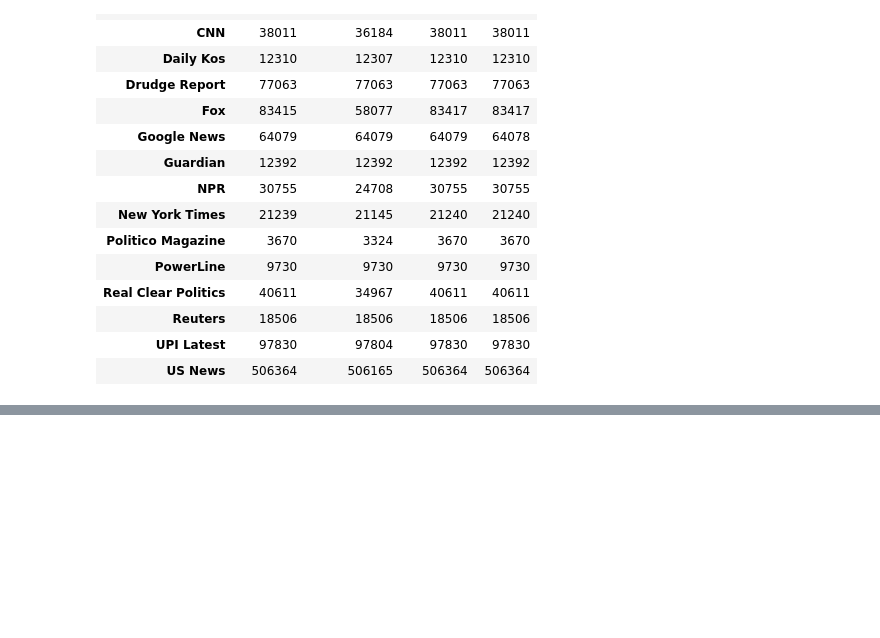
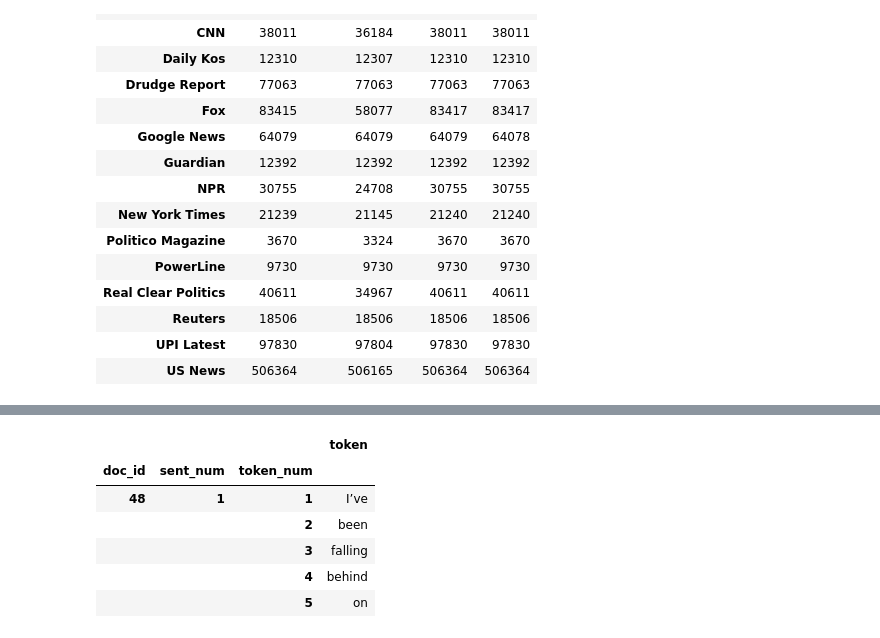
Before and after one commit to matthew-e-thomas/NLP_Project_Newzy, a Jupyter notebook: Powerline_Politico_OHCO.ipynb, the cells around one changed output, grey strips where cells are left out. Saved outputs shown, nothing was run; the diff lists cells and outputs as text; code cells hidden in the pictures; blank space fills up the shorter version.

Commit message:
Tokenized Powerline articles

```diff
--- a/Powerline_Politico_OHCO.ipynb
+++ b/Powerline_Politico_OHCO.ipynb
@@ -59,0 +91,7 @@ len(newzy_filtered)
+# %%
+#Split up sentences
+dfs = powerline['doc_content'].str.split(r'[.?!;:"\(\)]+', expand=True).stack()\
+    .to_frame().rename(columns={0:'sentence'})
+# %%
+dfs = dfs[~dfs['sentence'].str.match(r'^\s*$')] # Remove empty sentences
+dfs.head()
@@ -59,0 +106,3 @@ len(newzy_filtered)
+# %%
+dfs.index.names = OHCO[:2]
+dfs.head()
@@ -59,0 +117,16 @@ len(newzy_filtered)
+# %%
+#split into tokens
+df = dfs['sentence'].str.split(r"[\s',-]+", expand=True).stack()\
+    .to_frame().rename(columns={0:'token'})
+# %%
+df.index.names = OHCO
+df = df[~df['token'].str.match(r'^\s*$')]
+df.head()
+# %% [output]
+|  |  |  | token |
+| doc_id | sent_num | token_num |  |
+| 48 | 1 | 1 | I’ve |
+|  |  | 2 | been |
+|  |  | 3 | falling |
+|  |  | 4 | behind |
+|  |  | 5 | on |
```
Also changed, not shown: parts of 15 cells of this notebook.
